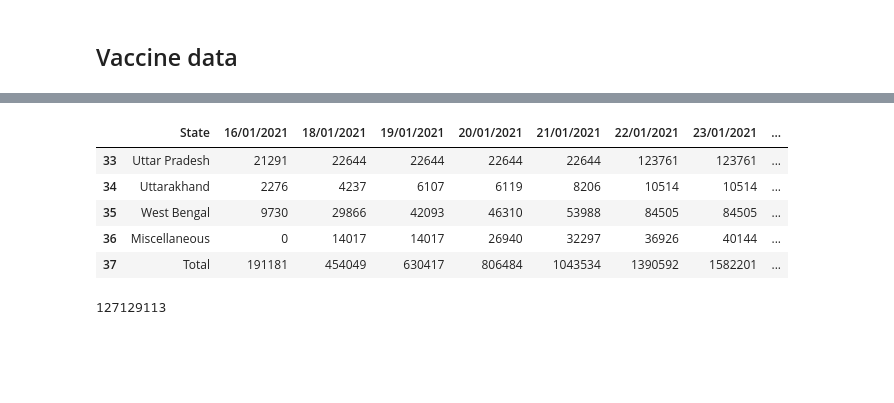
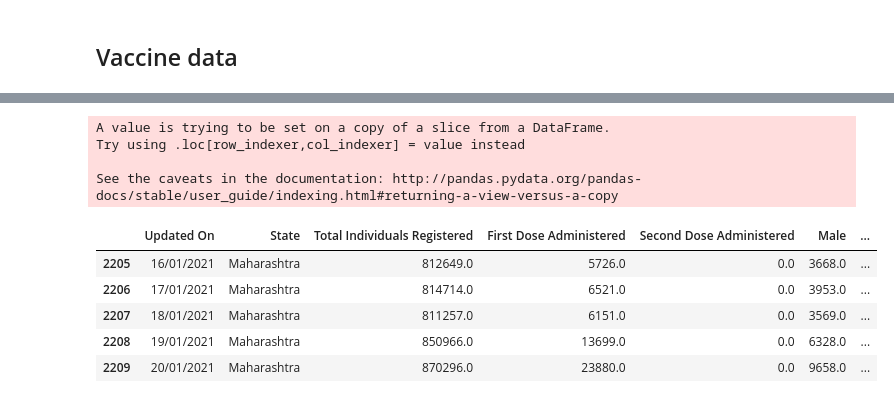
Before and after one commit to eeshsingh123/Covid19_Analysis, a Jupyter notebook: concepts/new_data_source_try/data_collection_and_cleaning.ipynb, the cells around one changed output, grey strips where cells are left out. Cells and saved outputs as stored; diff of their text form; code cells hidden in the pictures; blank space fills up the shorter version.

```diff
--- a/concepts/new_data_source_try/data_collection_and_cleaning.ipynb
+++ b/concepts/new_data_source_try/data_collection_and_cleaning.ipynb
@@ -268,13 +132,0 @@ vdf[vdf['State'] == 'Maharashtra']
-# %%
-ddf.tail()
-# %% [output]
-|  | State | 16/01/2021 | 18/01/2021 | 19/01/2021 | 20/01/2021 | 21/01/2021 | 22/01/2021 | 23/01/2021 | ... |
-| 33 | Uttar Pradesh | 21291 | 22644 | 22644 | 22644 | 22644 | 123761 | 123761 | ... |
-| 34 | Uttarakhand | 2276 | 4237 | 6107 | 6119 | 8206 | 10514 | 10514 | ... |
-| 35 | West Bengal | 9730 | 29866 | 42093 | 46310 | 53988 | 84505 | 84505 | ... |
-| 36 | Miscellaneous | 0 | 14017 | 14017 | 26940 | 32297 | 36926 | 40144 | ... |
-| 37 | Total | 191181 | 454049 | 630417 | 806484 | 1043534 | 1390592 | 1582201 | ... |
-# %%
-list(ddf.iloc[-1])[-1]
-# %% [output]
-127129113
@@ -282,0 +133,19 @@ df = pd.read_csv("C:\\Users\\eeshs\\Desktop\\test.csv")
+# %%
+for col in samp.columns[2:]:
+    samp[f'delta_{"_".join(col.split())}'.lower()] = samp[col].diff()
+
+samp.fillna(0.0, axis=1, inplace=True)
+# %% [output]
+A value is trying to be set on a copy of a slice from a DataFrame.
+Try using .loc[row_indexer,col_indexer] = value instead
+
+See the caveats in the documentation: http://pandas.pydata.org/pandas-docs/stable/user_guide/indexing.html#returning-a-view-versus-a-copy
+# %%
+samp.head()
+# %% [output]
+|  | Updated On | State | Total Individuals Registered | First Dose Administered | Second Dose Administered | Male | ... |
+| 2205 | 16/01/2021 | Maharashtra | 812649.0 | 5726.0 | 0.0 | 3668.0 | ... |
+| 2206 | 17/01/2021 | Maharashtra | 814714.0 | 6521.0 | 0.0 | 3953.0 | ... |
+| 2207 | 18/01/2021 | Maharashtra | 811257.0 | 6151.0 | 0.0 | 3569.0 | ... |
+| 2208 | 19/01/2021 | Maharashtra | 850966.0 | 13699.0 | 0.0 | 6328.0 | ... |
+| 2209 | 20/01/2021 | Maharashtra | 870296.0 | 23880.0 | 0.0 | 9658.0 | ... |
```
Also changed, not shown: parts of 33 cells of this notebook, 10 other files.
